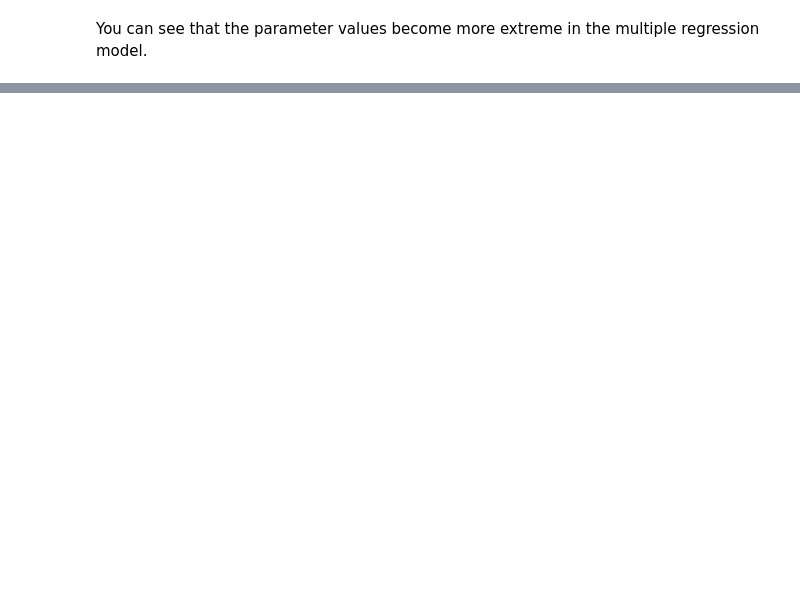
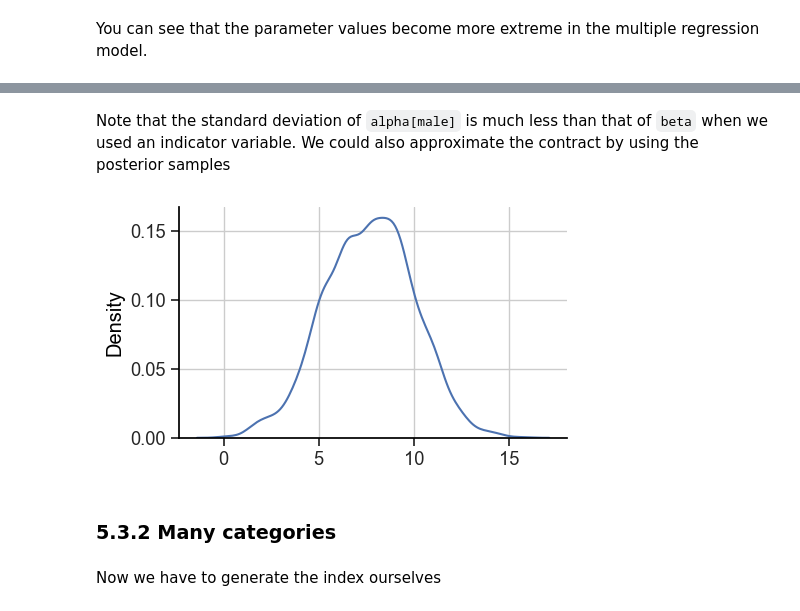
Before and after one commit to chris-leonard/statistical-rethinking, a Jupyter notebook: notes/chapter_5.ipynb, the cells around one changed output, grey strips where cells are left out. Saved outputs shown, nothing was run; the diff lists cells and outputs as text; code cells hidden in the pictures; blank space fills up the shorter version.

Commit message:
complete notes on chapter 5

```diff
--- a/notes/chapter_5.ipynb
+++ b/notes/chapter_5.ipynb
@@ -835,0 +839,3 @@ You can see that the parameter values become more extreme in the multiple regres
+# %%
+# load howell data
+howell = load_data(HOWELL_FILE, delimiter=";")
@@ -835,0 +889,23 @@ You can see that the parameter values become more extreme in the multiple regres
+# %%
+coords = {
+    "sex": ["female", "male"],  # must be this order because 0 is female
+}
+with pm.Model(coords=coords) as m5_8:
+    # data
+    sex_idx = pm.MutableData("sex_idx", howell.male, dims="obs")
+
+    # priors
+    alpha = pm.Normal("alpha", mu=178, sigma=20, dims="sex")
+    sigma = pm.Uniform("sigma", lower=0, upper=50)
+
+    # male/female contrast
+    sex_contrast = pm.Deterministic("sex_contrast", alpha[1] - alpha[0])
+
+    # model - filtering must be done with index variable
+    mu = pm.Deterministic("mu", alpha[sex_idx], dims="obs")
+
+    # likelihood
+    height = pm.Normal("height", mu=mu, sigma=sigma, observed=howell.height, dims="obs")
+
+    # sample
+    trace_5_8 = pm.sample()
@@ -835,0 +938,14 @@ You can see that the parameter values become more extreme in the multiple regres
+# %% [markdown]
+Note that the standard deviation of `alpha[male]` is much less than that of `beta` when we used an indicator variable.
+We could also approximate the contract by using the posterior samples
+# %%
+sex_contrast = trace_5_8.posterior.alpha.sel(
+    sex="male"
+) - trace_5_8.posterior.alpha.sel(sex="female")
+
+fig, ax = plt.subplots(figsize=(5, 3))
+sns.kdeplot(sex_contrast.stack(sample=["chain", "draw"]), ax=ax);
+# %% [output]
+[figure, added]
+# %% [markdown]
+### 5.3.2 Many categories
@@ -835,0 +970,2 @@ You can see that the parameter values become more extreme in the multiple regres
+# %% [markdown]
+Now we have to generate the index ourselves
```
Also changed, not shown: parts of 22 cells of this notebook.
